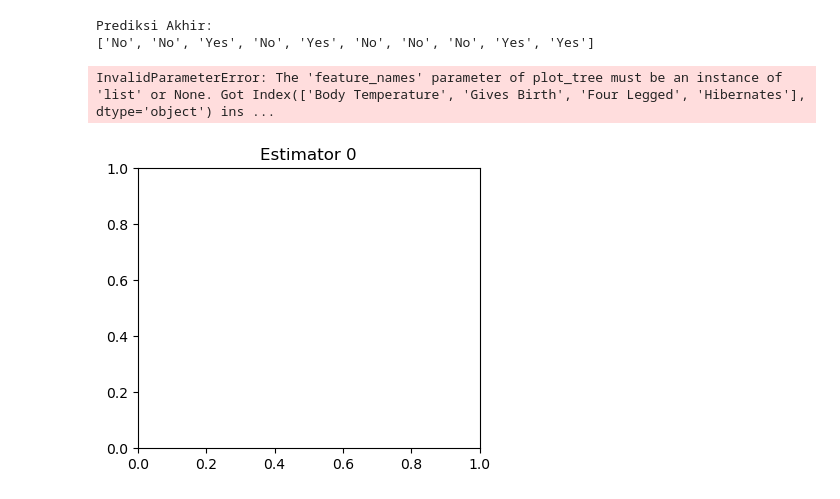
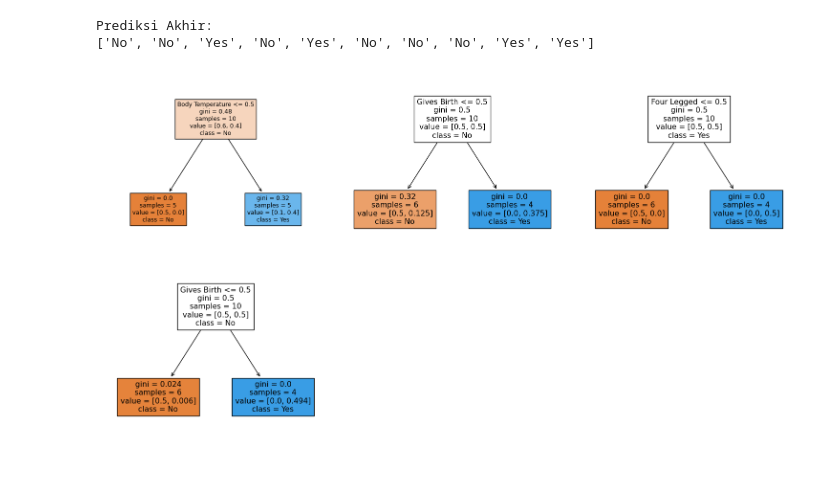
Before and after one commit to Keipatr/DecisionTree-KMeans-Apriori-Analysis, a Jupyter notebook: analisis modul-modul.ipynb, the cells around one changed output. Drawn from its saved outputs; the diff is of its cells as text; code cells hidden in the pictures.

```diff
--- a/analisis modul-modul.ipynb
+++ b/analisis modul-modul.ipynb
@@ -159,51 +159,38 @@ Prediksi Akhir:
 # %%
 import pandas as pd
 from sklearn.tree import DecisionTreeClassifier
 from sklearn.ensemble import AdaBoostClassifier
 import matplotlib.pyplot as plt
 from sklearn.preprocessing import LabelEncoder
 from sklearn.tree import plot_tree
-
-# Your DataFrame
 data = {
     'Body Temperature': ['Warm-blooded', 'Warm-blooded', 'Warm-blooded', 'Cold-blooded', 'Cold-blooded', 'Cold-blooded', 'Cold-blooded', 'Warm-blooded', 'Warm-blooded', 'Cold-blooded'],
     'Gives Birth': ['Yes', 'No', 'Yes', 'Yes', 'No', 'No', 'No', 'Yes', 'No', 'No'],
     'Four Legged': ['No', 'No', 'Yes', 'No', 'Yes', 'No', 'No', 'No', 'Yes', 'Yes'],
     'Hibernates': ['No', 'No', 'No', 'No', 'No', 'No', 'No', 'No', 'Yes', 'Yes'],
     'Class Label': ['Yes', 'No', 'Yes', 'No', 'No', 'No', 'No', 'Yes', 'Yes', 'No']
 }
 df = pd.DataFrame(data)
-
-# Label Encoding for categorical features
 label_encoder = LabelEncoder()
 categorical_features = ['Body Temperature', 'Gives Birth', 'Four Legged', 'Hibernates', 'Class Label']
 for feature in categorical_features:
     df[feature] = label_encoder.fit_transform(df[feature])
-
-X = df.drop(['Class Label'], axis=1)  # Features
-y = df['Class Label']  # Target
-
-# Initialize Decision Stumps (Single-depth trees)
+X = df.drop(['Class Label'], axis=1)
+y = df['Class Label']
 base_model = DecisionTreeClassifier(max_depth=1)
-
-# Initialize AdaBoost with Decision Stumps
 adaboost_model = AdaBoostClassifier(base_estimator=base_model, n_estimators=4)
-
-# Train AdaBoost
 adaboost_model.fit(X, y)
-
-# Visualize base decision trees
+feature_names = X.columns.tolist()
 plt.figure(figsize=(15, 8))
 for i, tree_in_forest in enumerate(adaboost_model.estimators_):
     plt.subplot(2, 3, i + 1)
     plt.title(f'Estimator {i}')
-    plot_tree(tree_in_forest, feature_names=X.columns, class_names=label_encoder.classes_, filled=True)
+    plot_tree(tree_in_forest, feature_names=feature_names, class_names=label_encoder.classes_.tolist(), filled=True)
 
 plt.tight_layout()
 plt.show()
 # %% [output]
-InvalidParameterError: The 'feature_names' parameter of plot_tree must be an instance of 'list' or None. Got Index(['Body Temperature', 'Gives Birth', 'Four Legged', 'Hibernates'], dtype='object') ins ...
-[figure, old version]
+[figure, new version]
 # %%
 import pandas as pd
 from sklearn.cluster import KMeans
```
Also changed, not shown: parts of 10 cells of this notebook.
